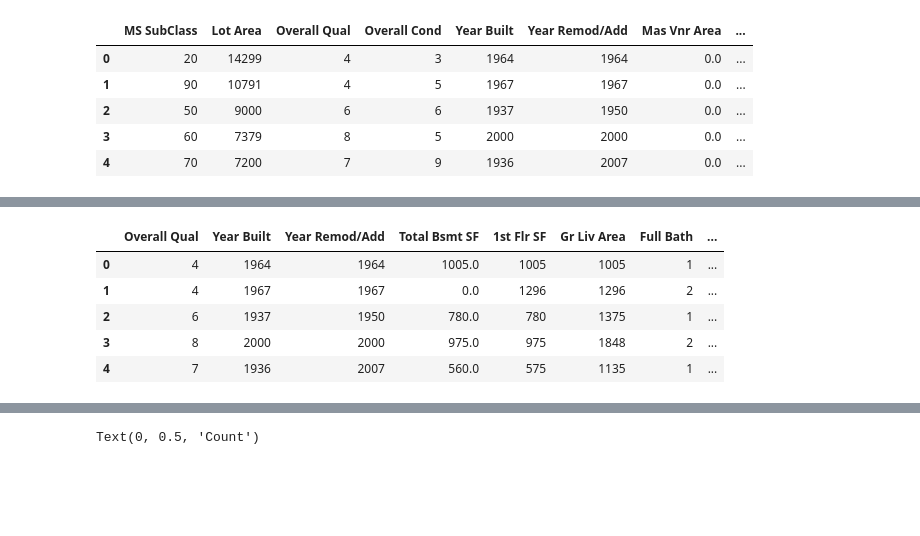
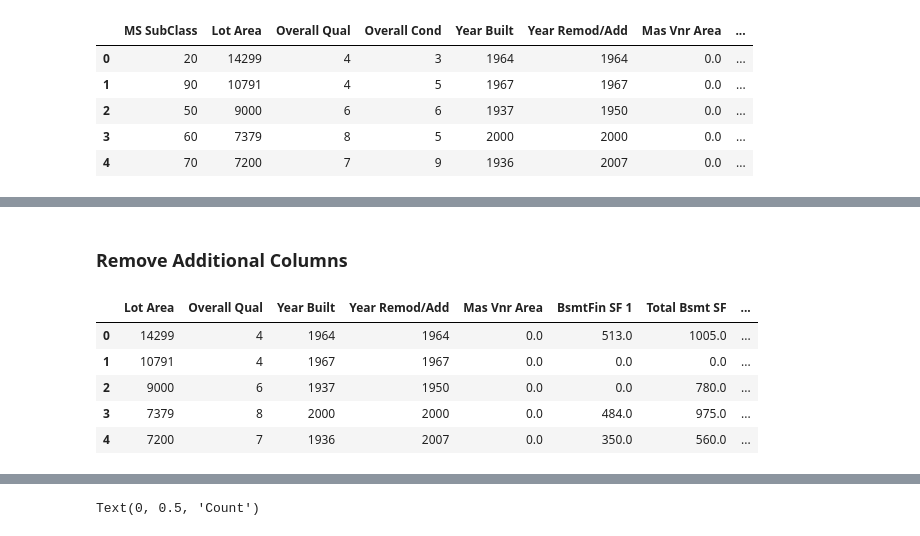
Before and after one commit to cfcastillo/DS-6-Notebooks, a Jupyter notebook: Project_2_Notebook_cfc.ipynb, the cells around one changed output, grey strips where cells are left out. Drawn from its saved outputs; the diff is of its cells as text; code cells hidden in the pictures; blank space fills up the shorter version.

```diff
--- a/Project_2_Notebook_cfc.ipynb
+++ b/Project_2_Notebook_cfc.ipynb
@@ -263,12 +283,5 @@ corr = data_enc.corr()['SalePrice'].round(2)
 correlated_vars = abs(corr).sort_values(ascending=False)
 correlated_vars
 
-# Keep predictors that have correlation over 50% with SalePrice - 5 columns to explore further.
-# Overall Qual        0.805016
-# Gr Liv Area         0.705482
-# Garage Cars         0.646874
-# Kitchen Qual Lb     0.629955
-# 1st Flr SF          0.618247  # highly correlated with Gr Liv Area so disregard
-# Year Built          0.562777
-# Full Bath           0.542386
-# Year Remod/Add      0.539932  # same as year built if no remodel took place so disregard
+# Keep predictors that have correlation over 30% with SalePrice
+corr_lower_threshold = .25
@@ -306,15 +314,17 @@ Length: 90, dtype: float64
+# %% [markdown]
+### Remove Additional Columns
 # %%
 # Drop columns with low correlation to SalePrice
 cols_to_drop = correlated_vars.to_frame()
-cols_to_drop = cols_to_drop[cols_to_drop['SalePrice'] < .50]
+cols_to_drop = cols_to_drop[cols_to_drop['SalePrice'] < corr_lower_threshold]
 for row in range(len(cols_to_drop.index)):
   data_enc.drop(cols_to_drop.index[row], inplace=True, axis=1)
 
 data_enc.head()
 # %% [output]
-|  | Overall Qual | Year Built | Year Remod/Add | Total Bsmt SF | 1st Flr SF | Gr Liv Area | Full Bath | ... |
-| 0 | 4 | 1964 | 1964 | 1005.0 | 1005 | 1005 | 1 | ... |
-| 1 | 4 | 1967 | 1967 | 0.0 | 1296 | 1296 | 2 | ... |
-| 2 | 6 | 1937 | 1950 | 780.0 | 780 | 1375 | 1 | ... |
-| 3 | 8 | 2000 | 2000 | 975.0 | 975 | 1848 | 2 | ... |
-| 4 | 7 | 1936 | 2007 | 560.0 | 575 | 1135 | 1 | ... |
+|  | Lot Area | Overall Qual | Year Built | Year Remod/Add | Mas Vnr Area | BsmtFin SF 1 | Total Bsmt SF | ... |
+| 0 | 14299 | 4 | 1964 | 1964 | 0.0 | 513.0 | 1005.0 | ... |
+| 1 | 10791 | 4 | 1967 | 1967 | 0.0 | 0.0 | 0.0 | ... |
+| 2 | 9000 | 6 | 1937 | 1950 | 0.0 | 0.0 | 780.0 | ... |
+| 3 | 7379 | 8 | 2000 | 2000 | 0.0 | 484.0 | 975.0 | ... |
+| 4 | 7200 | 7 | 1936 | 2007 | 0.0 | 350.0 | 560.0 | ... |
```
Also changed, not shown: parts of 75 cells of this notebook.
